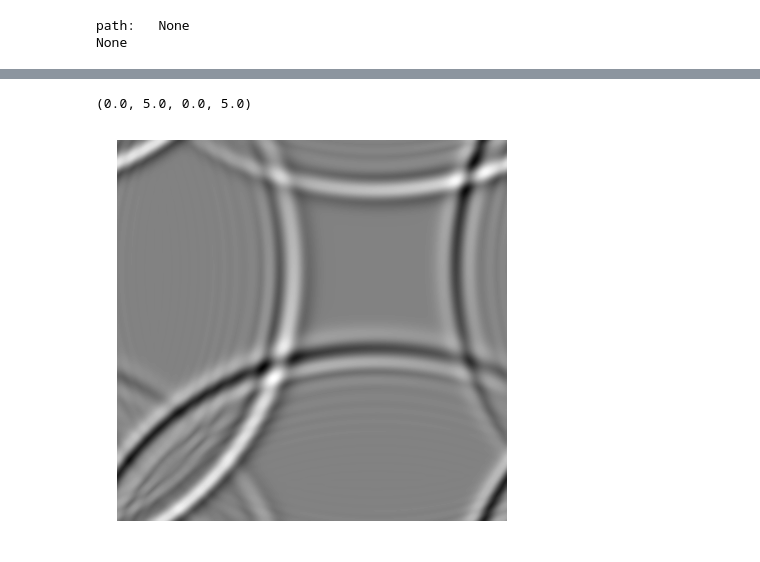
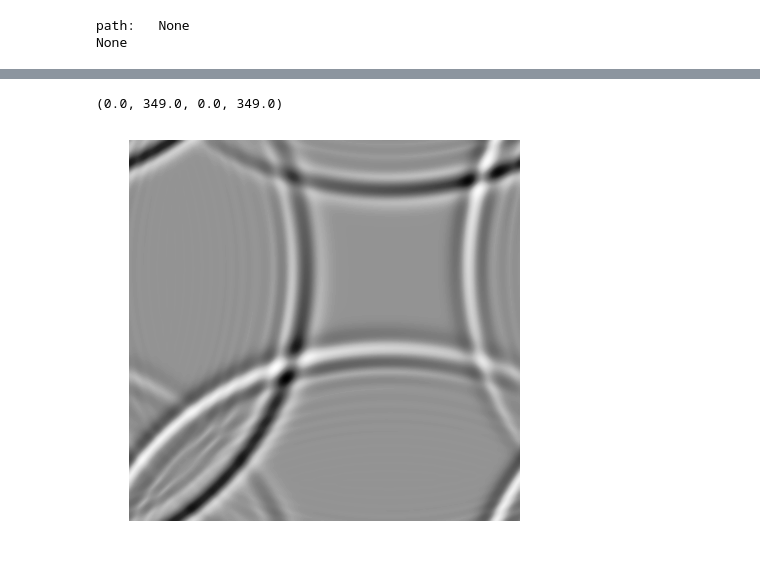
Before and after one commit to celliern/triflow, a Jupyter notebook: examples/notebooks/manual_2D_model.ipynb, the cells around one changed output, grey strips where cells are left out. Saved outputs shown, nothing was run; the diff lists cells and outputs as text; code cells hidden in the pictures.

```diff
--- a/examples/notebooks/manual_2D_model.ipynb
+++ b/examples/notebooks/manual_2D_model.ipynb
@@ -116,0 +107,2 @@ interp_on_time = scipy.interpolate.interp1d(container.data["t"], norm_eta, axis=
+# %%
+t, fields = simul.run()
@@ -117,8 +111,10 @@ interp_on_time = scipy.interpolate.interp1d(container.data["t"], norm_eta, axis=
 # %%
 pl.figure(figsize=(7, 7))
-pl.contourf(x, y, hillshade(interp_on_time(t), 45, 20), 200, cmap="gray")
+eta = fields["h"] + fields["H"]
+norm_eta = ((eta - eta.min())  / (eta.max() - eta.min()))
+pl.contourf(hillshade((eta - eta.min())  / (eta.max() - eta.min()), 45, 20), 200, cmap='Greys')
 pl.grid(False)
 pl.axis('off')
 # %% [output]
-(0.0, 5.0, 0.0, 5.0)
+(0.0, 349.0, 0.0, 349.0)
-[figure, old version]
+[figure, new version]
```
Also changed, not shown: parts of 10 cells of this notebook, 9 other files.
